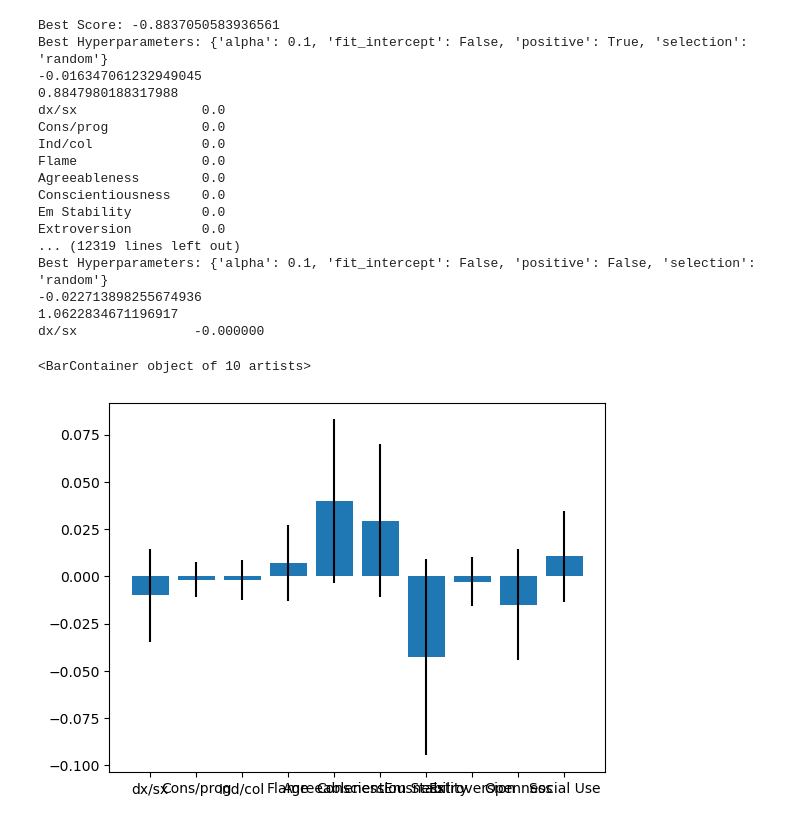
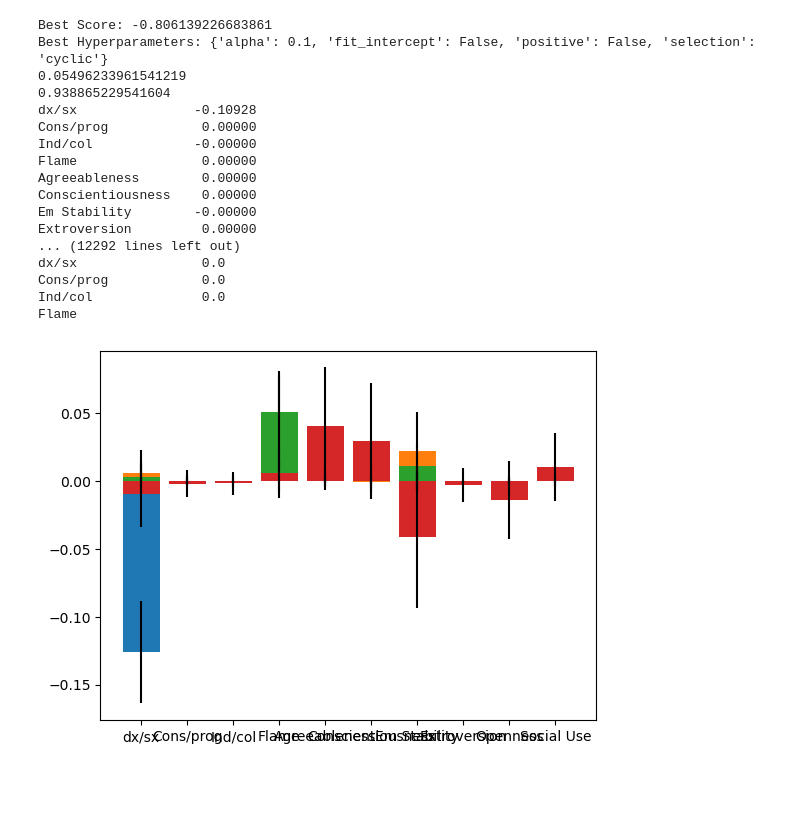
Before and after one commit to tramaglino/Social-Projection, a Jupyter notebook: lasso_reg.ipynb, the cells around one changed output. Drawn from its saved outputs; the diff is of its cells as text; code cells hidden in the pictures; blank space fills up the shorter version.

Commit message:
output: plots and coefficients

```diff
--- a/lasso_reg.ipynb
+++ b/lasso_reg.ipynb
@@ -12,6 +13,6 @@ import matplotlib.pyplot as plt
 # %%
-data_full = pd.read_csv('HB_predittori2.csv')
-data_y = pd.read_csv('tfce.csv')
+data_full = pd.read_csv('results/HB_predittori2.csv')
+data_y = pd.read_csv('results/tfce.csv')
 data_full = pd.concat([data_full, data_y], axis=1)
 
 data_full = data_full.dropna().reset_index()
@@ -22,6 +23,8 @@ data_y2 = data_full[["Yoon"]]
 data_y3 = data_full[["Barton"]]
 data_y4 = data_full[["Corr"]]
 
+data_y_total = pd.concat([data_y1, data_y2, data_y3, data_y4], axis=1)
+
 
 
 #define predictor and response variables
@@ -70,4 +32,0 @@ dtype: int64
-# %%
-r2, RMSE, final_coeffs, stdr2, stdRMSE, stdCoeffs = iterateLasso(1000, 10, X, data_y2)
-
-plt.bar(X.columns, final_coeffs, yerr=stdCoeffs)
@@ -106,4 +32,0 @@ np.savetxt("lasso_stdv.csv", stdv, delimiter=",")
-# %%
-r2, RMSE, final_coeffs, stdr2, stdRMSE, stdCoeffs = iterateLasso(1000, 10, X, data_y3)
-
-plt.bar(X.columns, final_coeffs, yerr=stdCoeffs)
@@ -130,24 +32,0 @@ Consci
-# %%
-r2, RMSE, final_coeffs, stdr2, stdRMSE, stdCoeffs = iterateLasso(1000, 10, X, data_y4)
-
-plt.bar(X.columns, final_coeffs, yerr=stdCoeffs)
-# %% [output]
-Best Score: -0.8837050583936561
-Best Hyperparameters: {'alpha': 0.1, 'fit_intercept': False, 'positive': True, 'selection': 'random'}
--0.016347061232949045
-0.8847980188317988
-dx/sx                0.0
-Cons/prog            0.0
-Ind/col              0.0
-Flame                0.0
-Agreeableness        0.0
-Conscientiousness    0.0
-Em Stability         0.0
-Extroversion         0.0
-... (12319 lines left out)
-Best Hyperparameters: {'alpha': 0.1, 'fit_intercept': False, 'positive': False, 'selection': 'random'}
--0.022713898255674936
-1.0622834671196917
-dx/sx               -0.000000
-<BarContainer object of 10 artists>
-[figure, removed]
@@ -156,0 +33,27 @@ np.savetxt('lasso_coefficients_stdCORR.csv', stdCoeffs, delimiter=',')
+# %%
+
+for colname, colval in data_y_total.iteritems():
+
+    r2, RMSE, final_coeffs = iterateLasso(1000, 10, X, np.reshape(colval.values, newshape=(len(colval.values), 1)))
+    sns.barplot(X.columns, final_coeffs, yerr=np.std(final_coeffs, axis=0))
+    np.savetxt('lasso_coefficients_{}.csv'.format(str(colname)), np.mean(final_coeffs, axis=0), delimiter=',')
+    np.savetxt('lasso_coefficients_std_{}.csv'.format(str(colname)), np.std(final_coeffs), delimiter=',')
+# %% [output]
+Best Score: -0.806139226683861
+Best Hyperparameters: {'alpha': 0.1, 'fit_intercept': False, 'positive': False, 'selection': 'cyclic'}
+0.05496233961541219
+0.938865229541604
+dx/sx               -0.10928
+Cons/prog            0.00000
+Ind/col             -0.00000
+Flame                0.00000
+Agreeableness        0.00000
+Conscientiousness    0.00000
+Em Stability        -0.00000
+Extroversion         0.00000
+... (12292 lines left out)
+dx/sx                0.0
+Cons/prog            0.0
+Ind/col              0.0
+Flame
+[figure, added]
```
Also changed, not shown: parts of 8 cells of this notebook, 11 other files.
